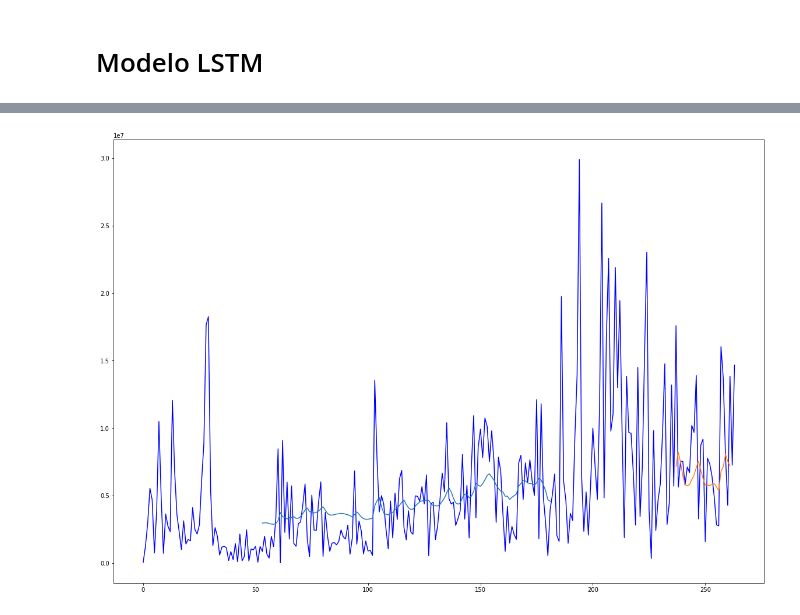
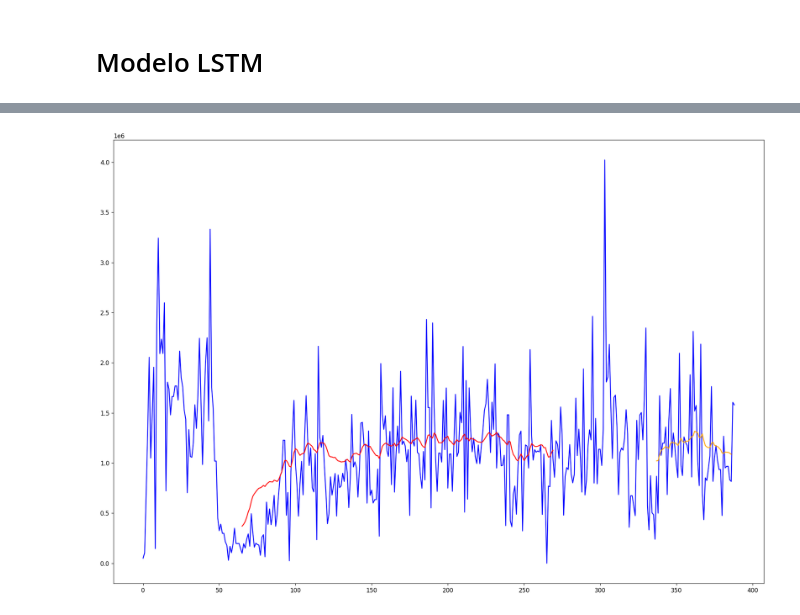
Before and after one commit to hgf777-br/trabalho-final-bootcamp, a Jupyter notebook: Ex4-hgf.ipynb, the cells around one changed output, grey strips where cells are left out. Saved outputs shown, nothing was run; the diff lists cells and outputs as text; code cells hidden in the pictures.

```diff
--- a/Ex4-hgf.ipynb
+++ b/Ex4-hgf.ipynb
@@ -209,5 +278,5 @@ plt.show()
 # %%
-imputer = KNNImputer(n_neighbors=2)
+imputer = KNNImputer(n_neighbors=4)
 knn = imputer.fit_transform(df_temporal)
 knn = knn.astype('int64')
 knn
@@ -308,10 +347,0 @@ plt.show()
-# %%
-# PACF plot of 1st differenced series
-plt.rcParams.update({'figure.figsize':(9,3), 'figure.dpi':120})
-
-fig, axes = plt.subplots(1, 2, sharex=True)
-axes[0].plot(df_arima.valor.diff()); axes[0].set_title('1st Differencing')
-axes[1].set(ylim=(0,5))
-plot_pacf(df_arima.valor.diff().dropna(), ax=axes[1], lags=190)
-
-plt.show()
@@ -371,5 +348,5 @@ mean_absolute_percentage_error(fc_series, test_arima)
 # %%
-X = np.array(df_temporal.valor)
+X = np.array(df_dias.valor)
 X = X.astype('float32').reshape(-1,1)
 # %%
 X.shape
@@ -448,6 +439,6 @@ array([[0.00083703],
 # %%
 # quantidade de atrasos
-look_back = 54
+look_back = 66
 
 X_train, y_train = create_dataset(train, look_back)
 X_test, y_test = create_dataset(test, look_back)
@@ -554,12 +545,12 @@ testPredictPlot[len(trainPredict)+(look_back*2):len(X)-2, :] = testPredict
 # %%
 # Plota o dataset, as predições sobre o conjunto de treinamento e teste
 plt.figure(figsize=(20,14))
 plt.plot(scaler.inverse_transform(X), color='b')
-plt.plot(trainPredictPlot)
-plt.plot(testPredictPlot)
+plt.plot(trainPredictPlot, color='r')
+plt.plot(testPredictPlot, color='orange')
 plt.show()
 # %% [output]
-[figure, old version]
+[figure, new version]
 # %%
 y_te = y_te.reshape(-1,1)
 # %%
```
Also changed, not shown: parts of 66 cells of this notebook, 3 other files.
